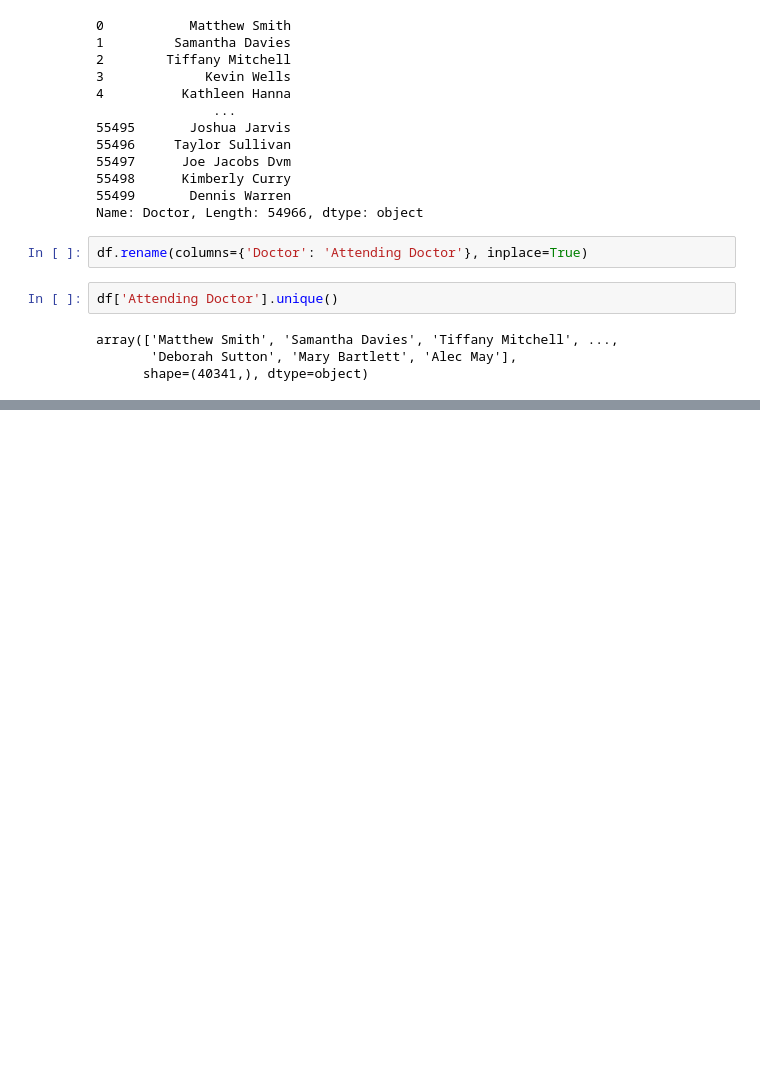
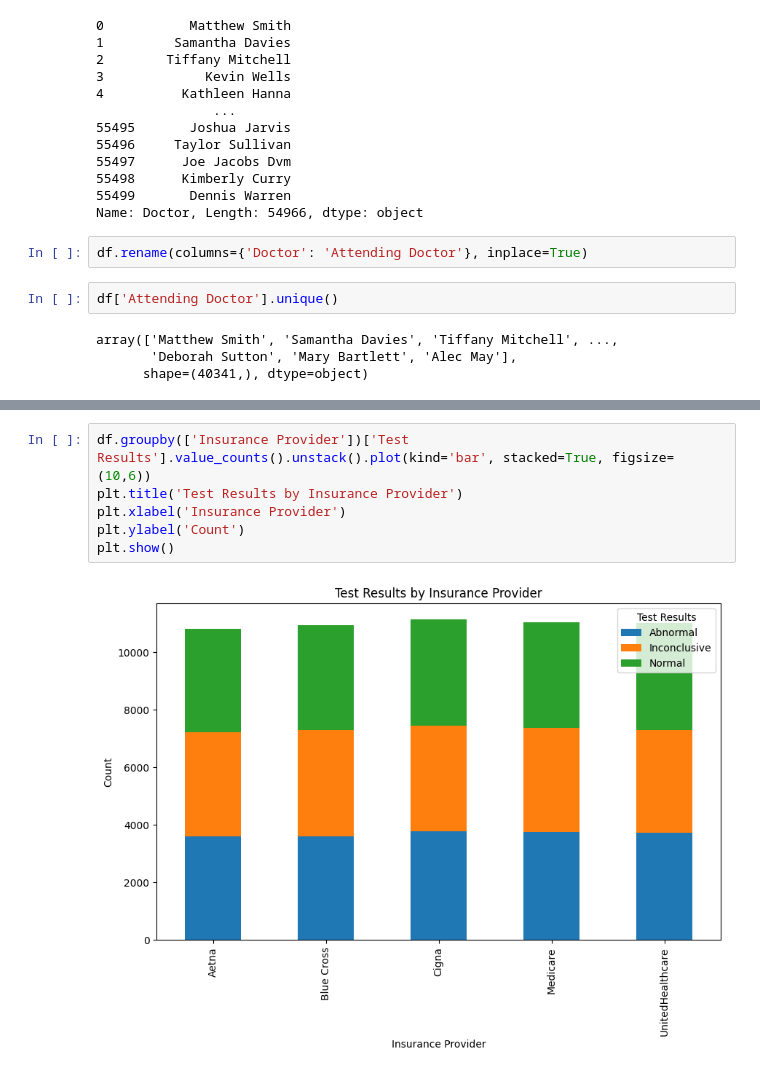
Before and after one commit to AADITYAKADAM2110/patient-diagnosis-insight, a Jupyter notebook: notebooks/01_eda.ipynb, the cells around one changed output, grey strips where cells are left out. Drawn from its saved outputs; the diff is of its cells as text; blank space fills up the shorter version.

```diff
--- a/notebooks/01_eda.ipynb
+++ b/notebooks/01_eda.ipynb
@@ -404,0 +460,8 @@ array(['Matthew Smith', 'Samantha Davies', 'Tiffany Mitchell', ...,
+# %%
+df.groupby(['Insurance Provider'])['Test Results'].value_counts().unstack().plot(kind='bar', stacked=True, figsize=(10,6))
+plt.title('Test Results by Insurance Provider')
+plt.xlabel('Insurance Provider')
+plt.ylabel('Count')
+plt.show()
+# %% [output]
+[figure, added]
```
Also changed, not shown: parts of 28 cells of this notebook, 4 other files.
